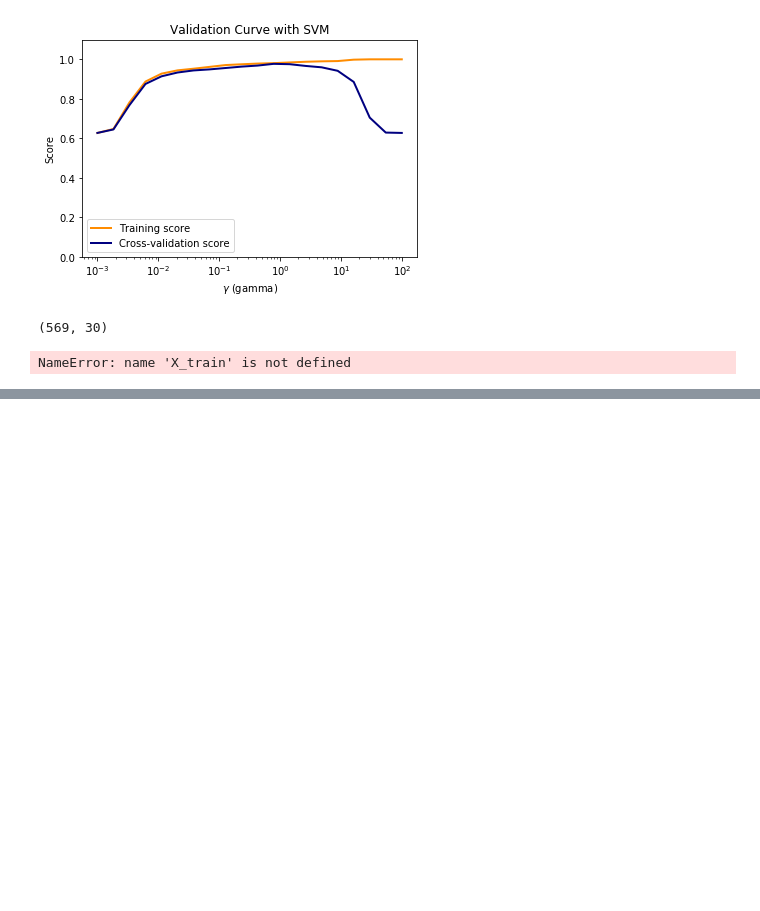
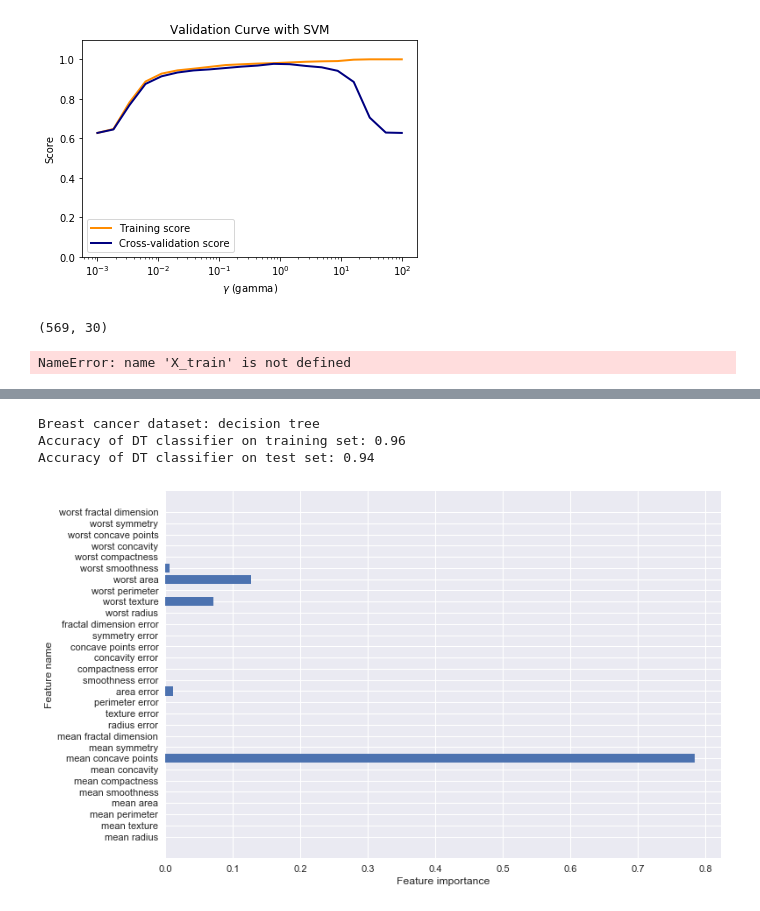
Before and after one commit to tvganesh/RPython-Part4, a Jupyter notebook: RandPython-Part4.ipynb, the cells around one changed output, grey strips where cells are left out. Cells and saved outputs as stored; diff of their text form; code cells hidden in the pictures; blank space fills up the shorter version.

```diff
--- a/RandPython-Part4.ipynb
+++ b/RandPython-Part4.ipynb
@@ -223,0 +220,33 @@ graphviz
+# %%
+from sklearn.tree import DecisionTreeClassifier
+from adspy_shared_utilities import plot_decision_tree
+from sklearn.datasets import load_breast_cancer
+from adspy_shared_utilities import plot_feature_importances
+import numpy as np
+cancer= load_breast_cancer()
+X_train, X_test, y_train, y_test = train_test_split(X_cancer, y_cancer, random_state = 0)
+
+clf = DecisionTreeClassifier(max_depth = 4, min_samples_leaf = 8,
+                            random_state = 0).fit(X_train, y_train)
+
+c_features=len(cancer.feature_names)
+print('Breast cancer dataset: decision tree')
+print('Accuracy of DT classifier on training set: {:.2f}'
+     .format(clf.score(X_train, y_train)))
+print('Accuracy of DT classifier on test set: {:.2f}'
+     .format(clf.score(X_test, y_test)))
+
+plt.figure(figsize=(10,6),dpi=80)
+
+plt.barh(range(c_features), clf.feature_importances_)
+plt.xlabel("Feature importance")
+plt.ylabel("Feature name")
+plt.yticks(np.arange(c_features), cancer.feature_names)
+plt.tight_layout()
+
+plt.show()
+# %% [output]
+Breast cancer dataset: decision tree
+Accuracy of DT classifier on training set: 0.96
+Accuracy of DT classifier on test set: 0.94
+[figure, added]
```
Also changed, not shown: parts of 2 cells of this notebook, 1 other file.
